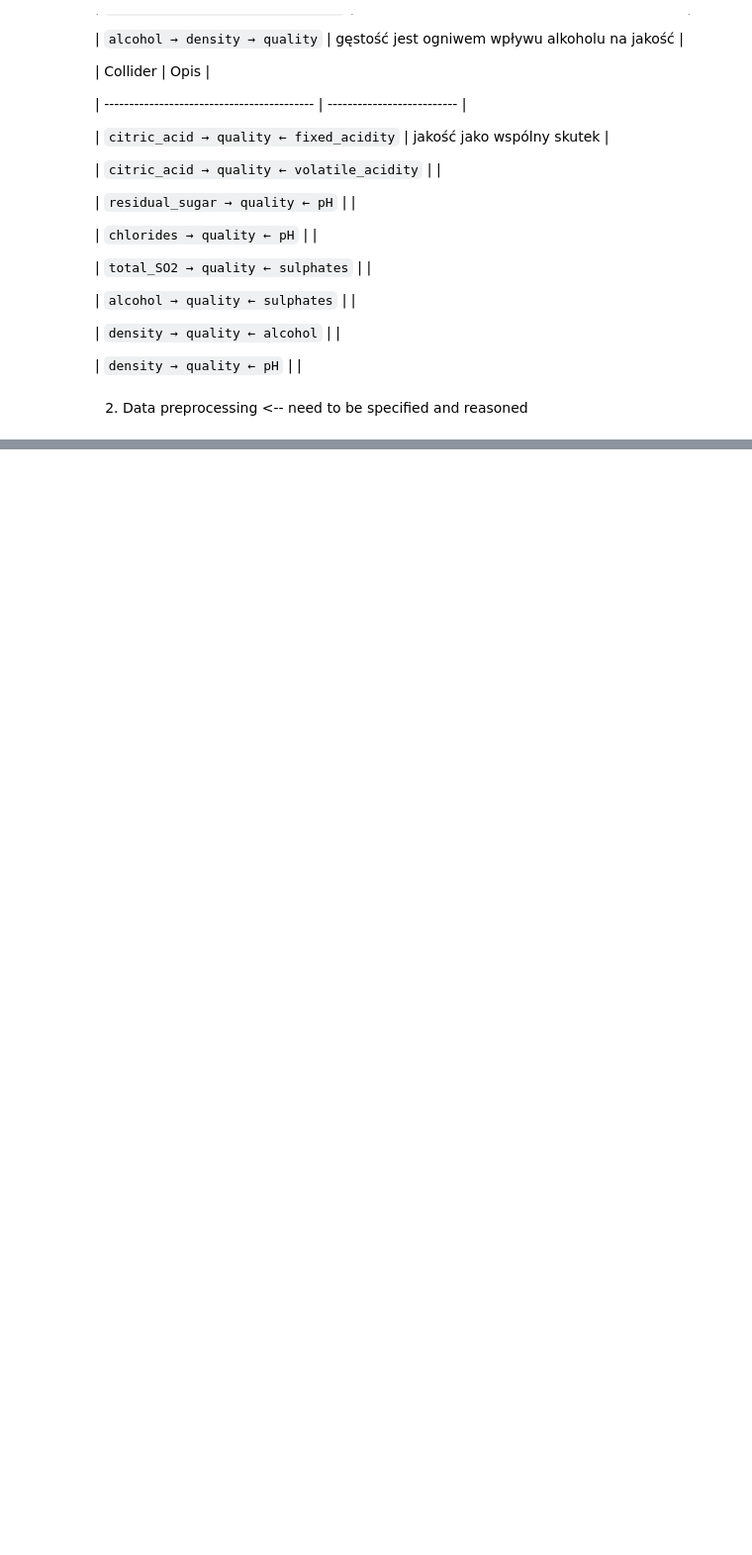
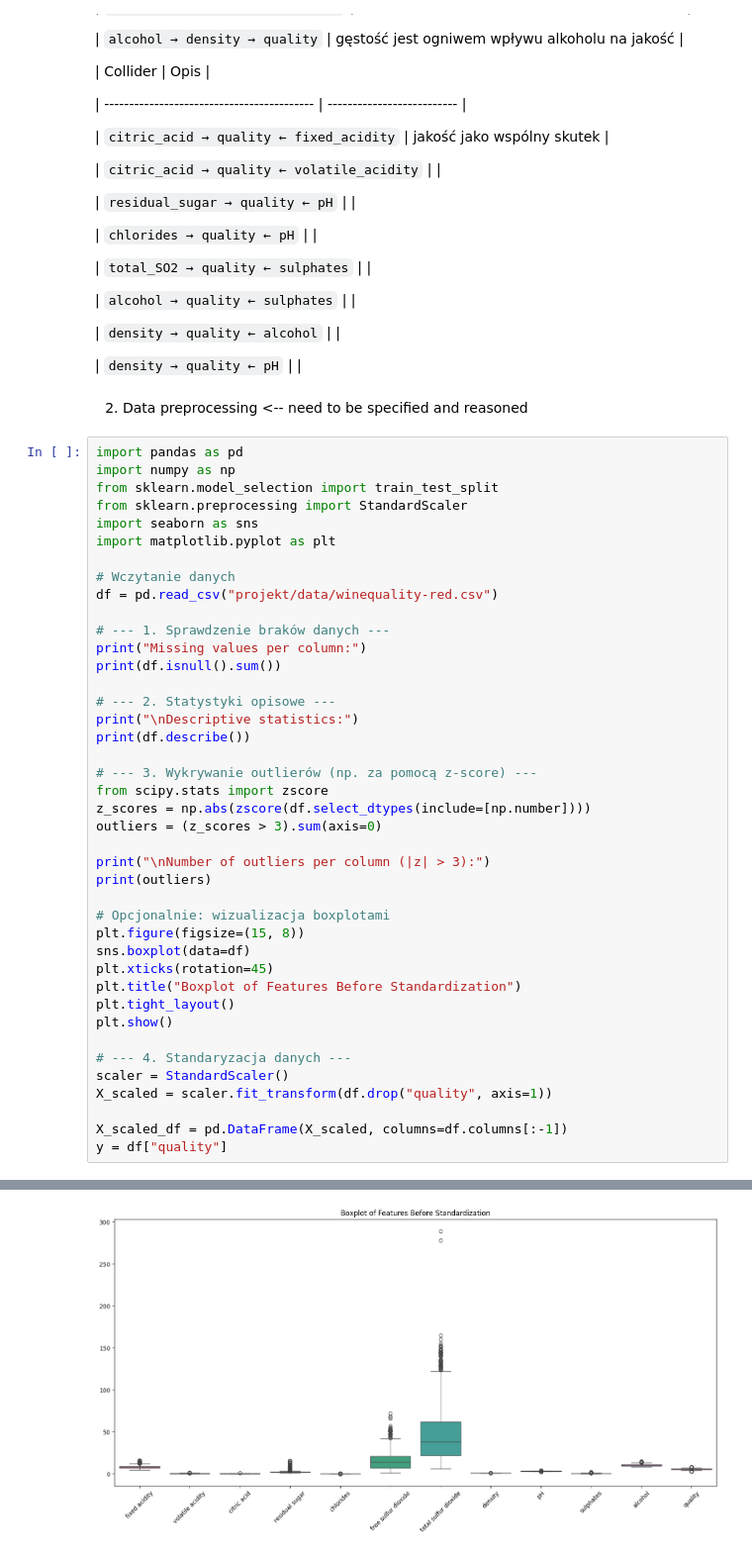
Before and after one commit to zacky111/Data_analytics, a Jupyter notebook: main.ipynb, the cells around one changed output, grey strips where cells are left out. Shown at 99% size. Saved outputs shown, nothing was run; the diff lists cells and outputs as text; blank space fills up the shorter version.

Commit message:
data preprocessing + model 1 implementation (3 versions, with improvement of results

```diff
--- a/main.ipynb
+++ b/main.ipynb
@@ -133,3 +133,45 @@ plt.show()
 | `density → quality ← pH`                   |                            |
 # %% [markdown]
 2. Data preprocessing <-- need to be specified and reasoned
+# %%
+import pandas as pd
+import numpy as np
+from sklearn.model_selection import train_test_split
+from sklearn.preprocessing import StandardScaler
+import seaborn as sns
+import matplotlib.pyplot as plt
+
+# Wczytanie danych
+df = pd.read_csv("projekt/data/winequality-red.csv")
+
+# --- 1. Sprawdzenie braków danych ---
+print("Missing values per column:")
+print(df.isnull().sum())
+
+# --- 2. Statystyki opisowe ---
+print("\nDescriptive statistics:")
+print(df.describe())
+
+# --- 3. Wykrywanie outlierów (np. za pomocą z-score) ---
+from scipy.stats import zscore
+z_scores = np.abs(zscore(df.select_dtypes(include=[np.number])))
+outliers = (z_scores > 3).sum(axis=0)
+
+print("\nNumber of outliers per column (|z| > 3):")
+print(outliers)
+
+# Opcjonalnie: wizualizacja boxplotami
+plt.figure(figsize=(15, 8))
+sns.boxplot(data=df)
+plt.xticks(rotation=45)
+plt.title("Boxplot of Features Before Standardization")
+plt.tight_layout()
+plt.show()
+
+# --- 4. Standaryzacja danych ---
+scaler = StandardScaler()
+X_scaled = scaler.fit_transform(df.drop("quality", axis=1))
+
+X_scaled_df = pd.DataFrame(X_scaled, columns=df.columns[:-1])
+y = df["quality"]
+# %% [output]
@@ -135,0 +195 @@ plt.show()
+[figure, added]
```
Also changed, not shown: parts of 28 cells of this notebook, 7 other files.
